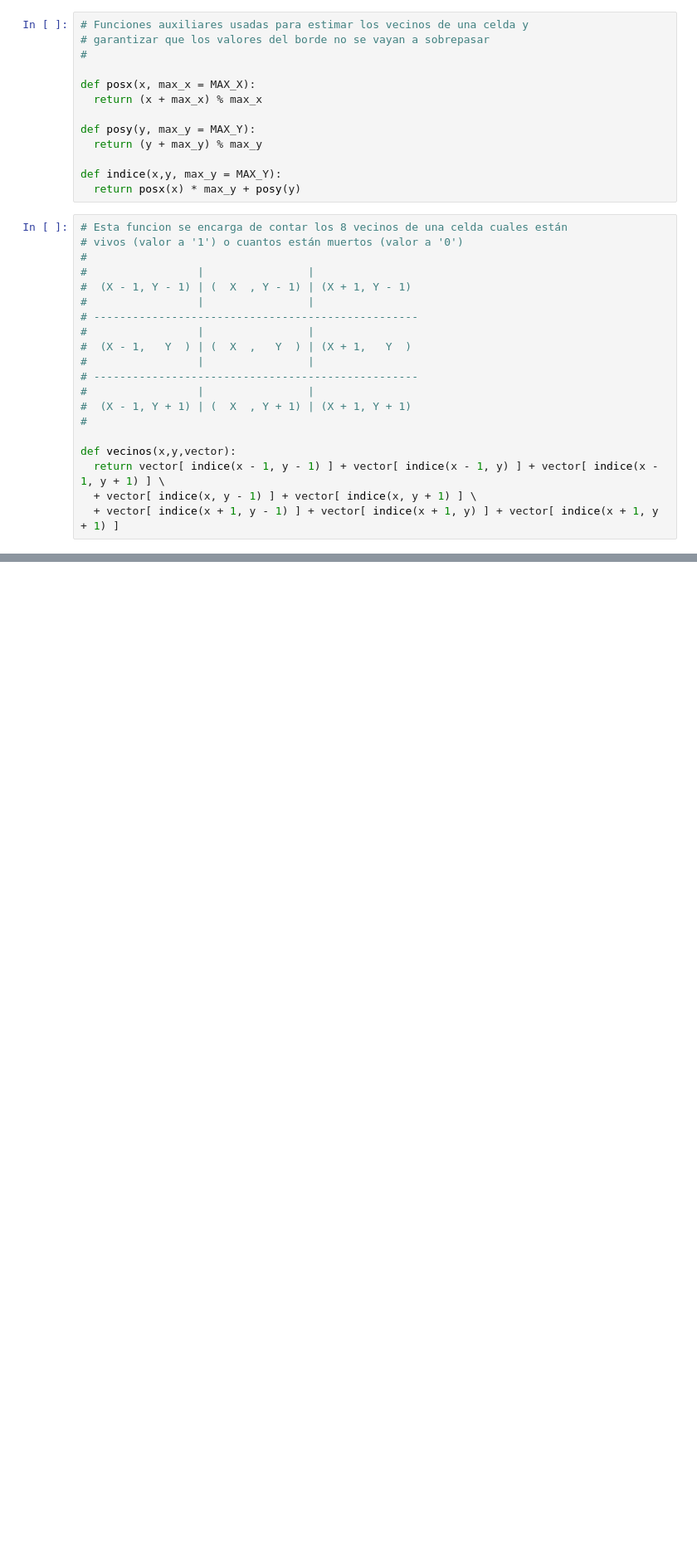
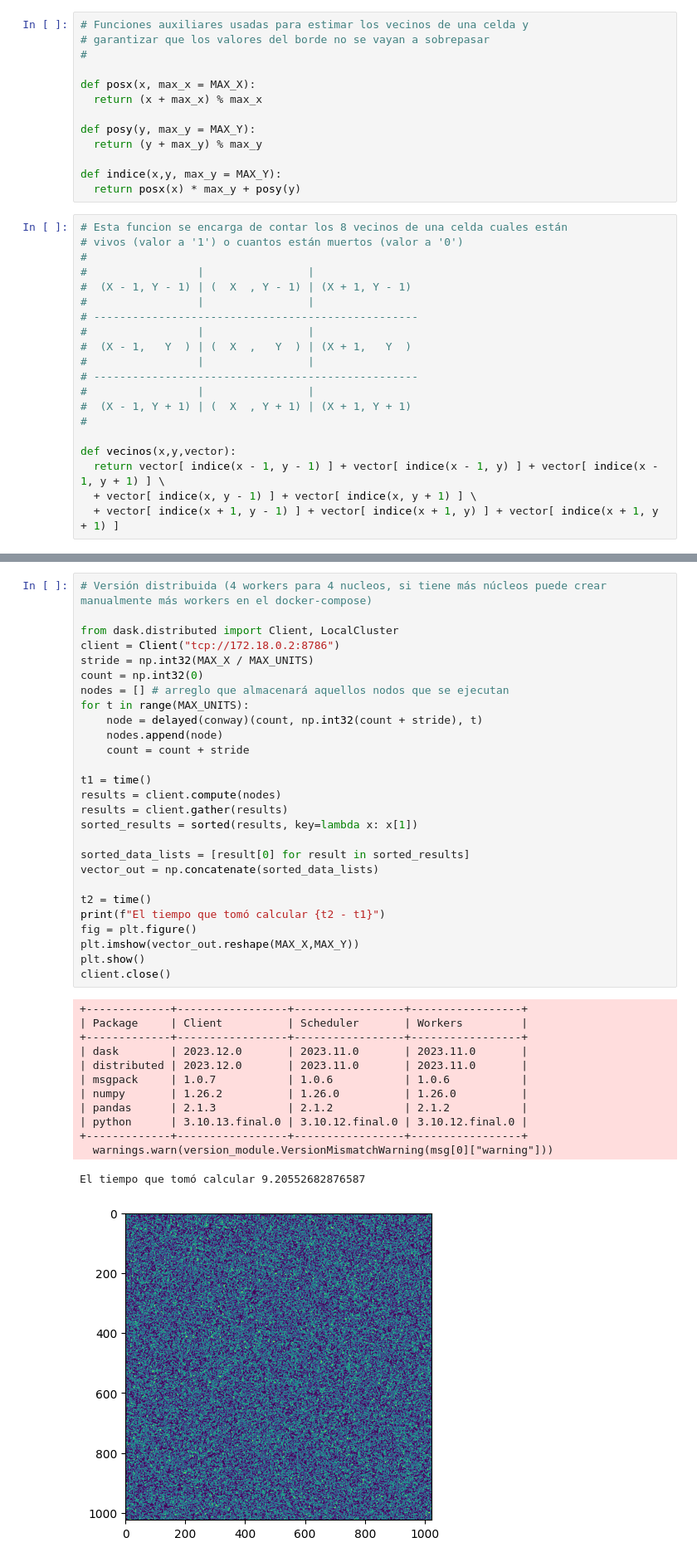
Before and after one commit to GetialJuan/ConwaysGameOfLife, a Jupyter notebook: Notebooks/dask-version.ipynb, the cells around one changed output, grey strips where cells are left out. Shown at 83% size. Cells and saved outputs as stored; diff of their text form; blank space fills up the shorter version.

```diff
--- a/Notebooks/dask-version.ipynb
+++ b/Notebooks/dask-version.ipynb
@@ -98,0 +137,41 @@ El tiempo que tomó calcular 2.5392038822174072
+# %%
+# Versión distribuida (4 workers para 4 nucleos, si tiene más núcleos puede crear manualmente más workers en el docker-compose)
+
+from dask.distributed import Client, LocalCluster
+client = Client("tcp://172.18.0.2:8786")
+stride = np.int32(MAX_X / MAX_UNITS)
+count = np.int32(0)
+nodes = [] # arreglo que almacenará aquellos nodos que se ejecutan
+for t in range(MAX_UNITS):
+    node = delayed(conway)(count, np.int32(count + stride), t)
+    nodes.append(node)
+    count = count + stride
+
+t1 = time()
+results = client.compute(nodes)
+results = client.gather(results)
+sorted_results = sorted(results, key=lambda x: x[1])
+
+sorted_data_lists = [result[0] for result in sorted_results]
+vector_out = np.concatenate(sorted_data_lists)
+
+t2 = time()
+print(f"El tiempo que tomó calcular {t2 - t1}")
+fig = plt.figure()
+plt.imshow(vector_out.reshape(MAX_X,MAX_Y))
+plt.show()
+client.close()
+# %% [output]
++-------------+-----------------+-----------------+-----------------+
+| Package     | Client          | Scheduler       | Workers         |
++-------------+-----------------+-----------------+-----------------+
+| dask        | 2023.12.0       | 2023.11.0       | 2023.11.0       |
+| distributed | 2023.12.0       | 2023.11.0       | 2023.11.0       |
+| msgpack     | 1.0.7           | 1.0.6           | 1.0.6           |
+| numpy       | 1.26.2          | 1.26.0          | 1.26.0          |
+| pandas      | 2.1.3           | 2.1.2           | 2.1.2           |
+| python      | 3.10.13.final.0 | 3.10.12.final.0 | 3.10.12.final.0 |
++-------------+-----------------+-----------------+-----------------+
+  warnings.warn(version_module.VersionMismatchWarning(msg[0]["warning"]))
+El tiempo que tomó calcular 9.20552682876587
+[figure, added]
```
Also changed, not shown: parts of 8 cells of this notebook.
